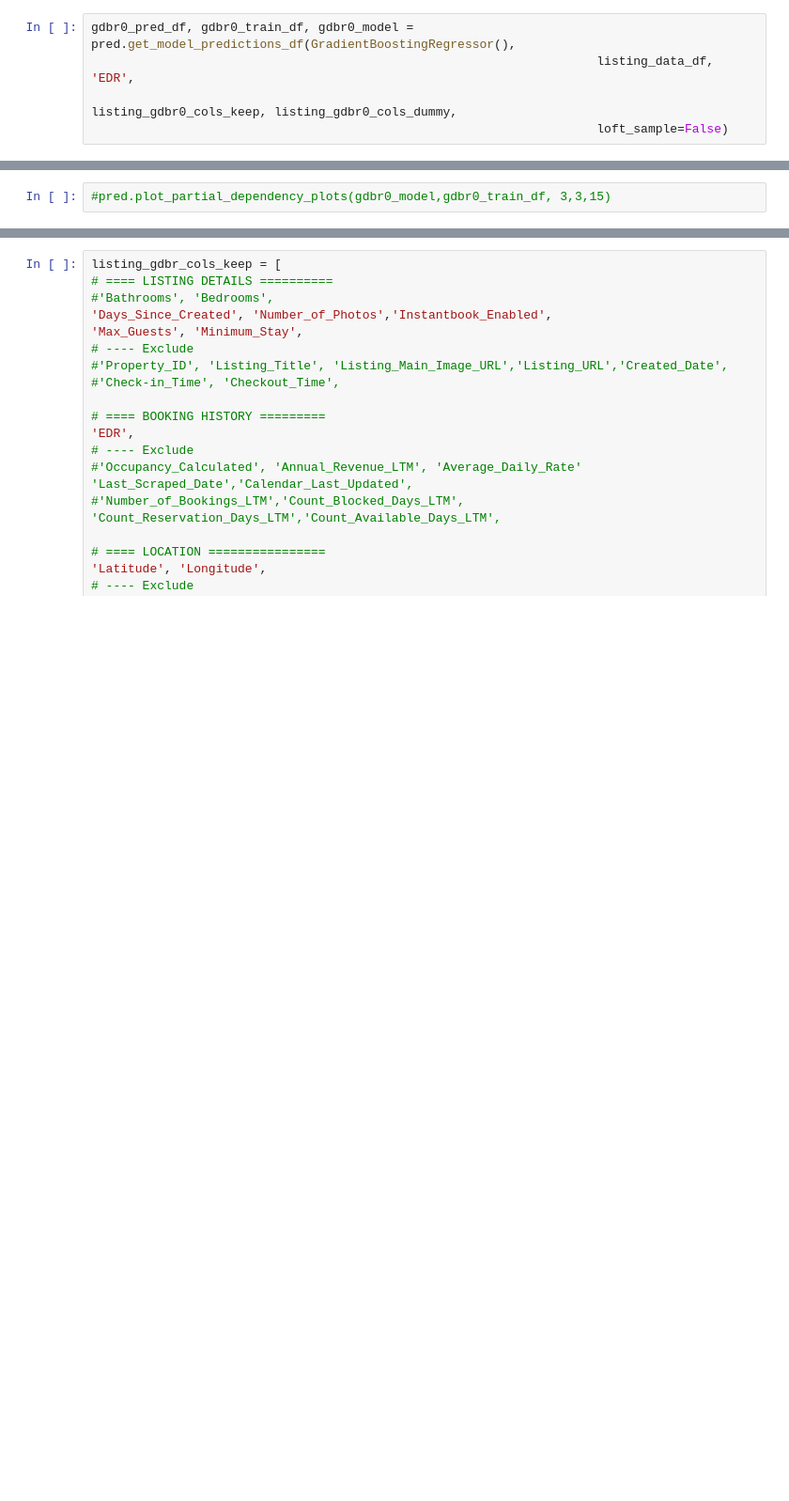
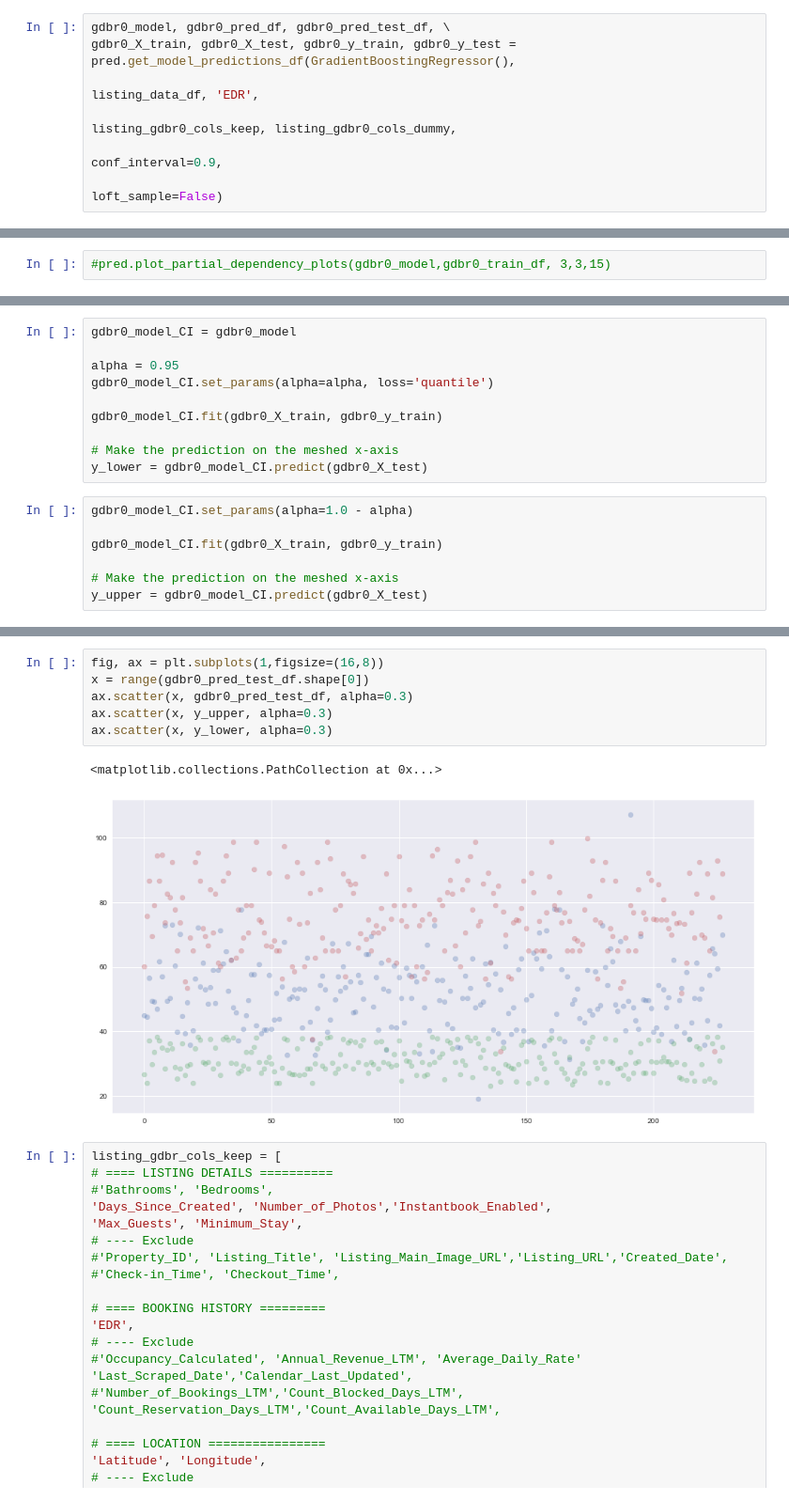
Before and after one commit to epxjk82/airbnKEY, a Jupyter notebook: Airbnb_loft_analysis_monthly_OR50.ipynb, the cells around one changed output, grey strips where cells are left out. Shown at 94% size. Drawn from its saved outputs; the diff is of its cells as text; blank space fills up the shorter version.

Commit message:
add functionality to get confidence intervals for predictions

```diff
--- a/Airbnb_loft_analysis_monthly_OR50.ipynb
+++ b/Airbnb_loft_analysis_monthly_OR50.ipynb
@@ -569,8 +602,10 @@ listing_gdbr0_cols_dummy = [
 # %%
-gdbr0_pred_df, gdbr0_train_df, gdbr0_model = pred.get_model_predictions_df(GradientBoostingRegressor(),
-                                                                     listing_data_df, 'EDR',
-                                                                     listing_gdbr0_cols_keep, listing_gdbr0_cols_dummy,
-                                                                     loft_sample=False)
+gdbr0_model, gdbr0_pred_df, gdbr0_pred_test_df, \
+gdbr0_X_train, gdbr0_X_test, gdbr0_y_train, gdbr0_y_test = pred.get_model_predictions_df(GradientBoostingRegressor(),
+                                                                                          listing_data_df, 'EDR',
+                                                                                          listing_gdbr0_cols_keep, listing_gdbr0_cols_dummy,
+                                                                                          conf_interval=0.9,
+                                                                                          loft_sample=False)
 # %% [output]
 Running GradientBoostingRegressor(alpha=0.9, criterion='friedman_mse', init=None,
              learning_rate=0.1, loss='ls', max_depth=3, max_features=None,
@@ -623,0 +657,17 @@ with open('app/static/model_gdbr0.pkl', 'w') as f:
+# %%
+gdbr0_model_CI = gdbr0_model
+
+alpha = 0.95
+gdbr0_model_CI.set_params(alpha=alpha, loss='quantile')
+
+gdbr0_model_CI.fit(gdbr0_X_train, gdbr0_y_train)
+
+# Make the prediction on the meshed x-axis
+y_lower = gdbr0_model_CI.predict(gdbr0_X_test)
+# %%
+gdbr0_model_CI.set_params(alpha=1.0 - alpha)
+
+gdbr0_model_CI.fit(gdbr0_X_train, gdbr0_y_train)
+
+# Make the prediction on the meshed x-axis
+y_upper = gdbr0_model_CI.predict(gdbr0_X_test)
@@ -624,3 +690,12 @@ with open('app/static/model_gdbr0.pkl', 'w') as f:
+# %%
+fig, ax = plt.subplots(1,figsize=(16,8))
+x = range(gdbr0_pred_test_df.shape[0])
+ax.scatter(x, gdbr0_pred_test_df, alpha=0.3)
+ax.scatter(x, y_upper, alpha=0.3)
+ax.scatter(x, y_lower, alpha=0.3)
+# %% [output]
+<matplotlib.collections.PathCollection at 0x...>
+[figure, added]
 # %%
 listing_gdbr_cols_keep = [
 # ==== LISTING DETAILS ==========
```
Also changed, not shown: parts of 18 cells of this notebook, 1 other file.
